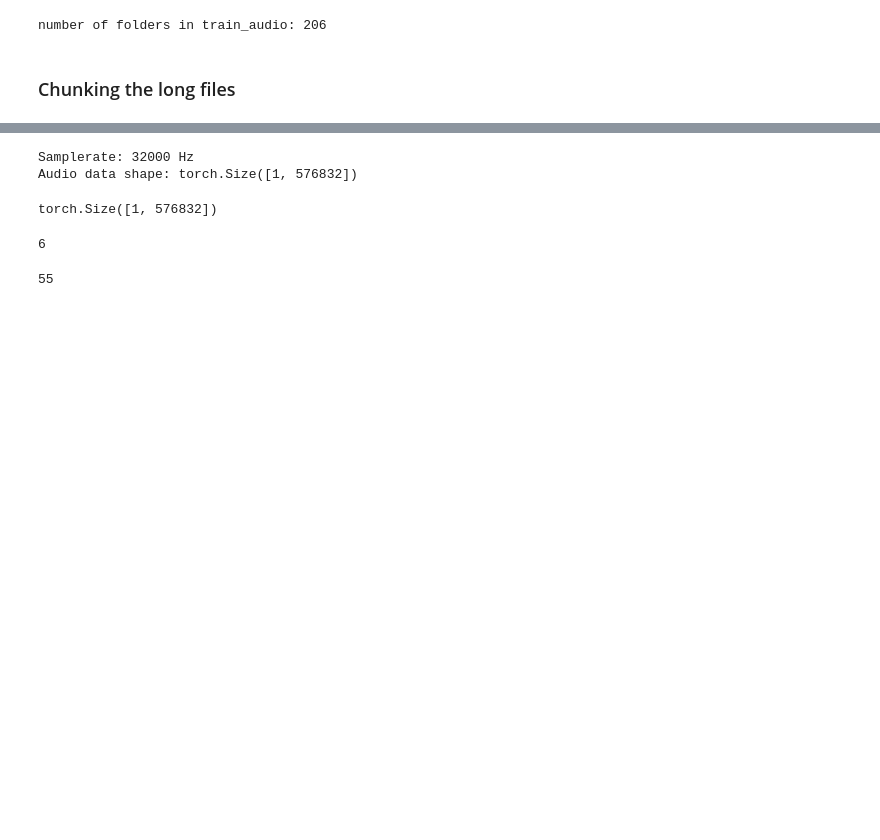
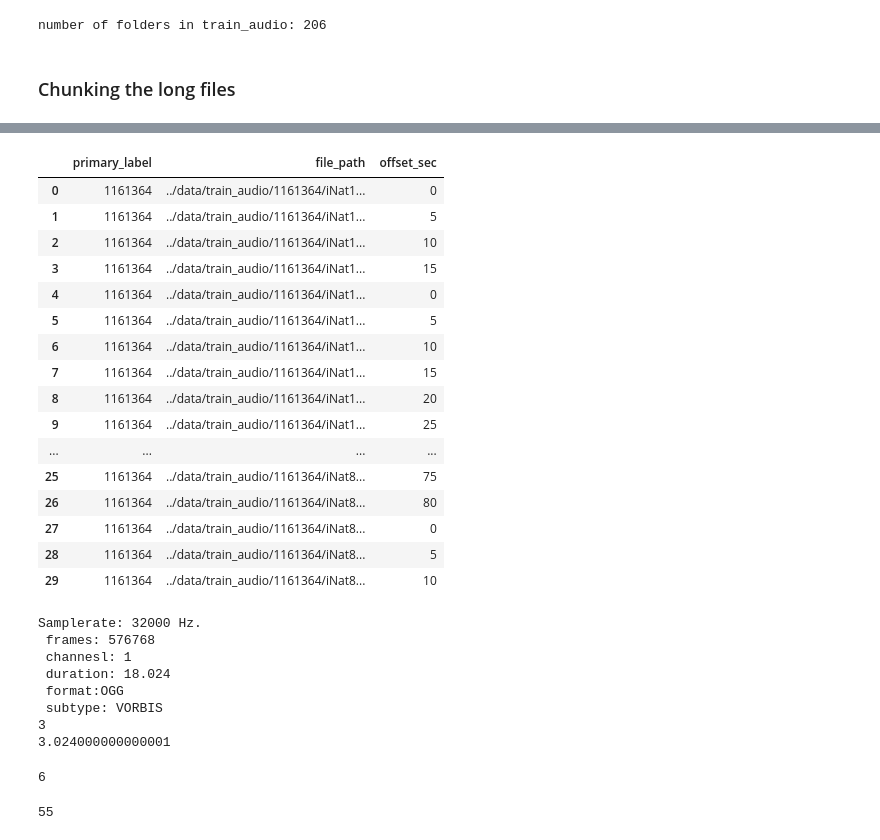
Before and after one commit to GitTurtleDone/BirdCLEF2026, a Jupyter notebook: src/dataset_loader.ipynb, the cells around one changed output, grey strips where cells are left out. Cells and saved outputs as stored; diff of their text form; code cells hidden in the pictures; blank space fills up the shorter version.

```diff
--- a/src/dataset_loader.ipynb
+++ b/src/dataset_loader.ipynb
@@ -102,0 +116,38 @@ print(reduced_df.iloc[0, 1])
+# %%
+FIXED_LENGTH = 5 # seconds
+inserted_df = pd.DataFrame(columns = ['primary_label', 'file_path', 'offset_sec'])
+for i in range(len(train_df)):
+    file_path = '../data/train_audio/'+ train_df['filename'][i]
+    primary_label = train_df['primary_label'][i]
+    info = sf.info(file_path)
+    if (info.duration % FIXED_LENGTH != 0):
+        for j in range(int(info.duration/FIXED_LENGTH)+1):
+            new_row = pd.DataFrame([{'primary_label': primary_label,
+                       'file_path': file_path,
+                       'offset_sec': j*FIXED_LENGTH}])
+            inserted_df = pd.concat([inserted_df, new_row], ignore_index=True)
+    else:
+        for j in range(int(info.duration/FIXED_LENGTH)):
+            new_row = pd.DataFrame([{'primary_label': primary_label,
+                       'file_path': file_path,
+                       'offset_sec': j*FIXED_LENGTH}])
+            inserted_df = pd.concat([inserted_df, new_row], ignore_index=True)
+inserted_df.head(30)
+# %% [output]
+|  | primary_label | file_path | offset_sec |
+| 0 | 1161364 | ../data/train_audio/1161364/iNat1... | 0 |
+| 1 | 1161364 | ../data/train_audio/1161364/iNat1... | 5 |
+| 2 | 1161364 | ../data/train_audio/1161364/iNat1... | 10 |
+| 3 | 1161364 | ../data/train_audio/1161364/iNat1... | 15 |
+| 4 | 1161364 | ../data/train_audio/1161364/iNat1... | 0 |
+| 5 | 1161364 | ../data/train_audio/1161364/iNat1... | 5 |
+| 6 | 1161364 | ../data/train_audio/1161364/iNat1... | 10 |
+| 7 | 1161364 | ../data/train_audio/1161364/iNat1... | 15 |
+| 8 | 1161364 | ../data/train_audio/1161364/iNat1... | 20 |
+| 9 | 1161364 | ../data/train_audio/1161364/iNat1... | 25 |
+| ... | ... | ... | ... |
+| 25 | 1161364 | ../data/train_audio/1161364/iNat8... | 75 |
+| 26 | 1161364 | ../data/train_audio/1161364/iNat8... | 80 |
+| 27 | 1161364 | ../data/train_audio/1161364/iNat8... | 0 |
+| 28 | 1161364 | ../data/train_audio/1161364/iNat8... | 5 |
+| 29 | 1161364 | ../data/train_audio/1161364/iNat8... | 10 |
@@ -103,19 +156,28 @@ print(reduced_df.iloc[0, 1])
 # %%
 
-waveform, samplerate = torchaudio.load(reduced_df.iloc[0,1])
-print(f'Samplerate: {samplerate} Hz')
-print(f'Audio data shape: {waveform.shape}')
-a = int((waveform.shape[1]-64)/samplerate) # -64 to remove the pad of silence sapmle added by OGG Vorbis when compressing audio blocks.
-b = waveform.shape[1] % samplerate
+
+i = 0
+info = sf.info(reduced_df.iloc[i,1])
+print(f'Samplerate: {info.samplerate} Hz.\n frames: {info.frames}\n channesl: {info.channels}\n duration: {info.duration}\n format:{info.format}\n subtype: {info.subtype}')
+
+a = int((info.duration/FIX_LENGTH)) # -64 to remove the pad of silence sapmle added by OGG Vorbis when compressing audio blocks.
+b = info.duration % FIX_LENGTH
+print(a)
+print(b)
+if b != 0:
+    for j in range(a):
+        new_row = pd.DataFrame({'primary_label':reduced_df['primary_label'][i], 'filepath': reduced_df['file_path'][i],\
+                               'offset_sec': j+1})
+        reduced_df_copy = pd.concat
 # %% [output]
-Samplerate: 32000 Hz
-Audio data shape: torch.Size([1, 576832])
+Samplerate: 32000 Hz.
+ frames: 576768
+ channesl: 1
+ duration: 18.024
+ format:OGG
+ subtype: VORBIS
+3
+3.024000000000001
-# %%
-import torchaudio
-waveform, _ = torchaudio.load(filepath)
-print(waveform.shape)
-# %% [output]
-torch.Size([1, 576832])
 # %%
 class BirdSoundDataset(Dataset):
     def __init__(self, df, audio_dir, transform=None):
```
Also changed, not shown: parts of 5 cells of this notebook, 1 other file.
